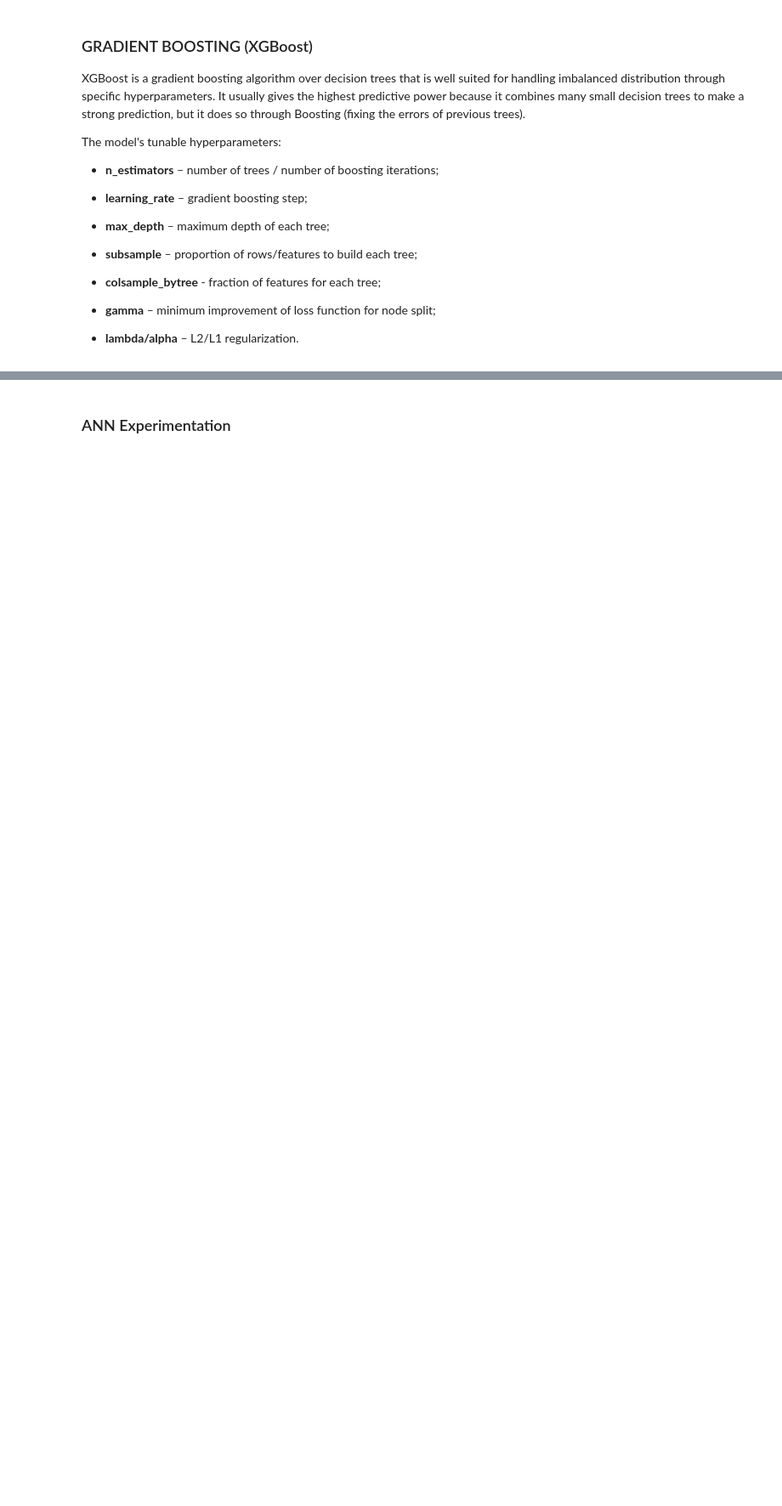
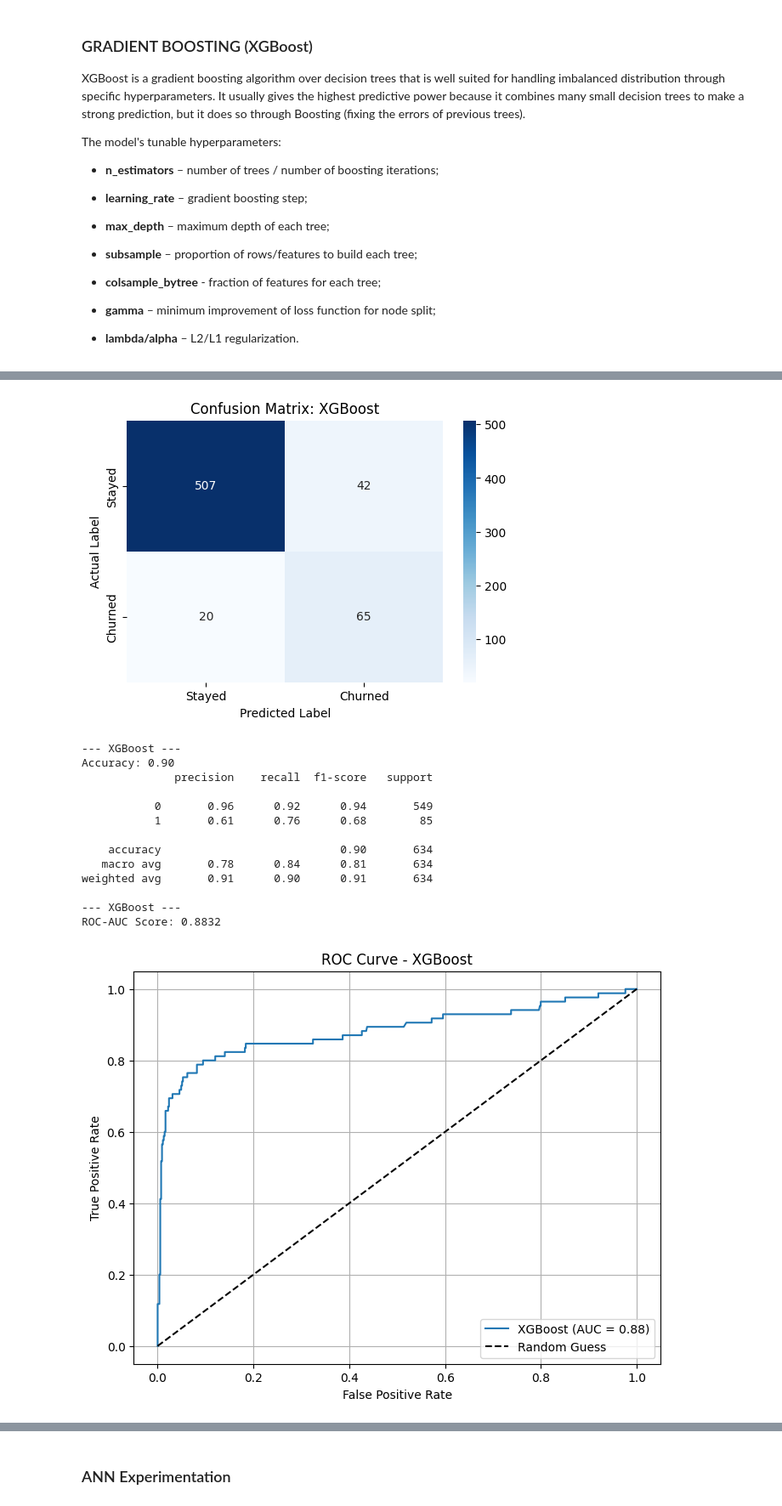
Before and after one commit to Francesca9933/ml-customer-churn-prediction, a Jupyter notebook: customer_churn_prediction.ipynb, the cells around one changed output, grey strips where cells are left out. Shown at 85% size. Drawn from its saved outputs; the diff is of its cells as text; code cells hidden in the pictures; blank space fills up the shorter version.

```diff
--- a/customer_churn_prediction.ipynb
+++ b/customer_churn_prediction.ipynb
@@ -958,2 +956,29 @@ weighted avg       0.93      0.93      0.93       634
 [figure]
 np.float64(0.8783027965284476)
+# %%
+xgb = XGBClassifier(use_label_encoder=False, eval_metric='logloss', random_state=42, n_estimators=12, max_leaves=13,
+                    min_child_weight=np.float64(1.2661210950106268), learning_rate=np.float64(0.4126751934155146),
+                    subsample=np.float64(0.8862745939365663), colsample_bylevel=np.float64(0.8379092154155048),
+                    colsample_bytree=np.float64(0.936227153979342), reh_alpha=np.float64(0.025498834157400566),
+                    reg_lambda=np.float64(3.389776934384534))
+weight = (y_train == 0).sum() / (y_train == 1).sum()
+xgb.set_params(scale_pos_weight=weight)
+xgb.fit(X_train, y_train)
+evaluate_model(xgb, X_test, y_test, "XGBoost")
+evaluate_model_with_roc(xgb, X_test, y_test, "XGBoost")
+# %% [output]
+[figure, added]
+--- XGBoost ---
+Accuracy: 0.90
+              precision    recall  f1-score   support
+
+           0       0.96      0.92      0.94       549
+           1       0.61      0.76      0.68        85
+
+    accuracy                           0.90       634
+   macro avg       0.78      0.84      0.81       634
+weighted avg       0.91      0.90      0.91       634
+
+--- XGBoost ---
+ROC-AUC Score: 0.8832
+[figure, added]
```
Also changed, not shown: parts of 9 cells of this notebook.
